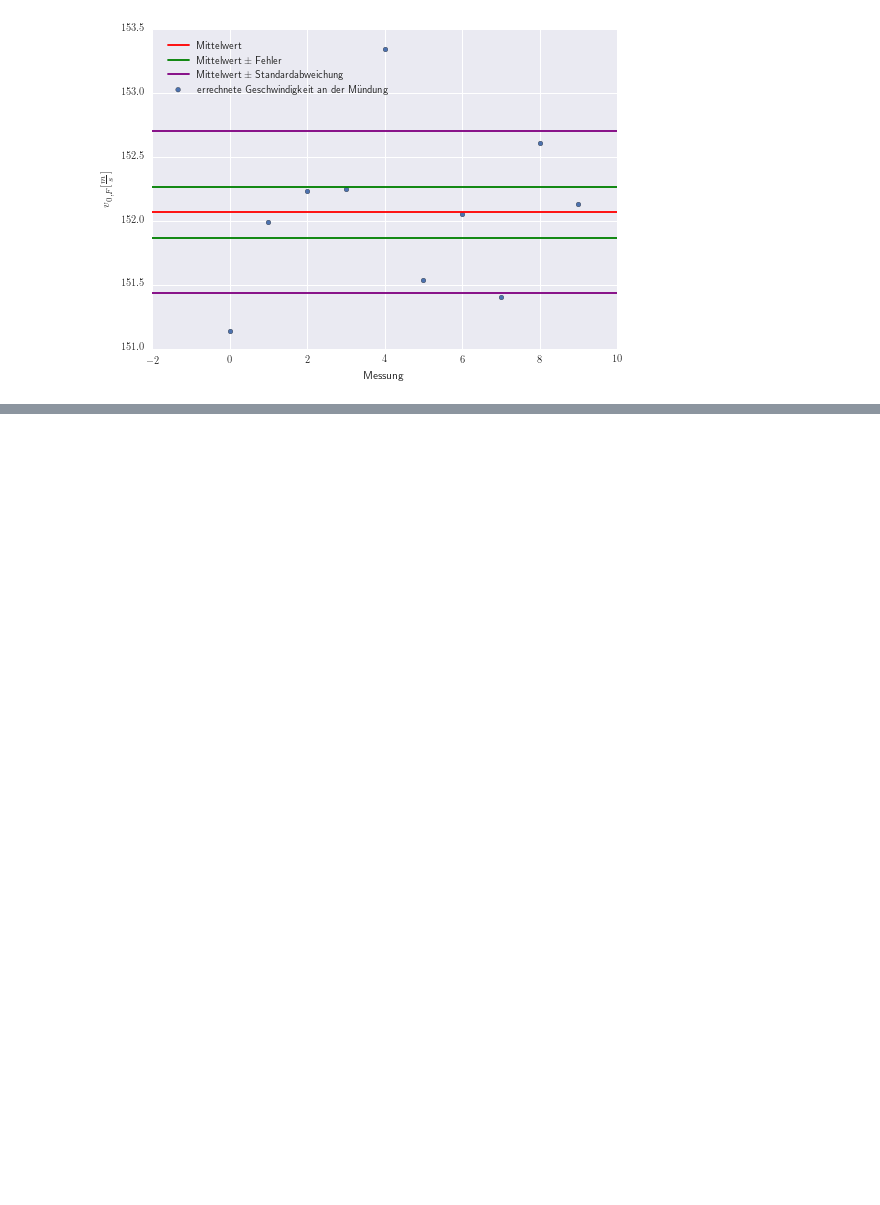
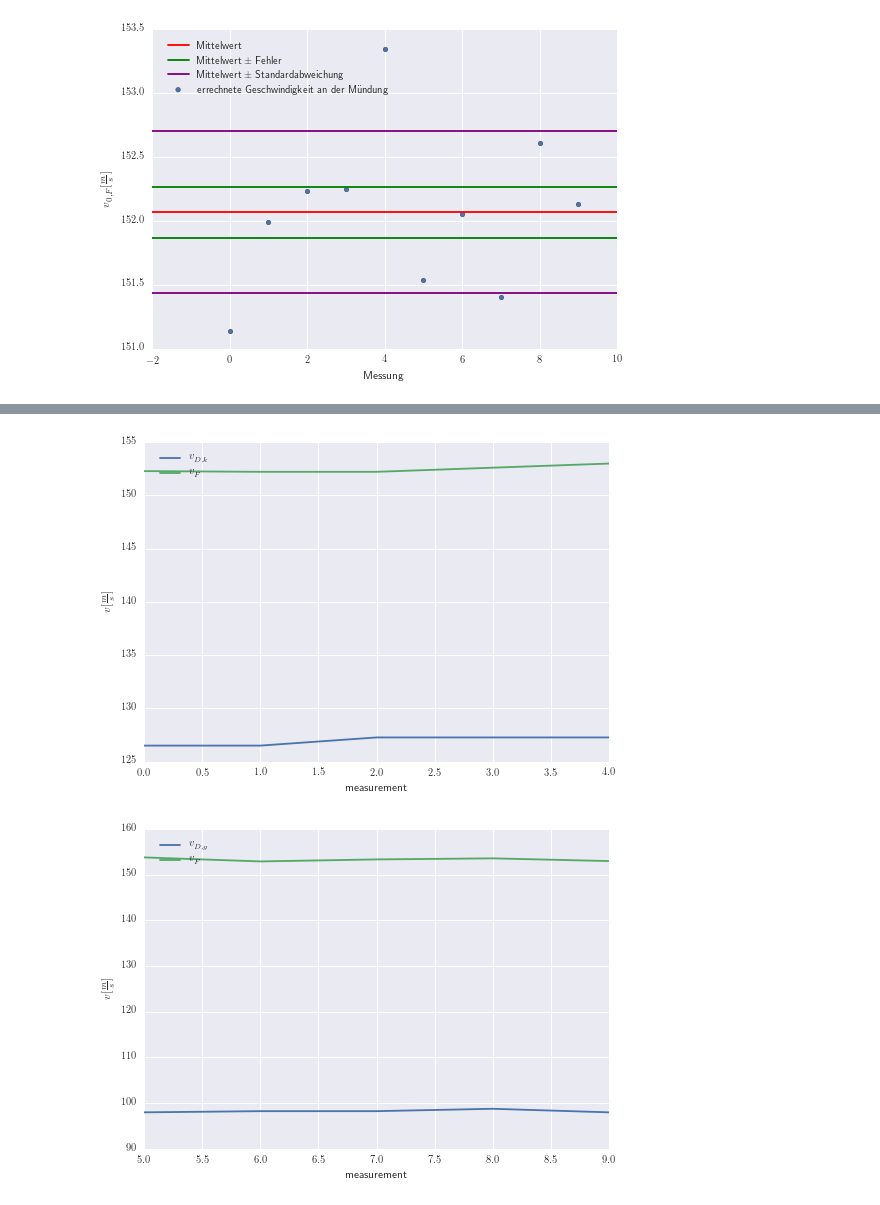
Before and after one commit to Yatekii/glal3, a Jupyter notebook: versuch2/M1.ipynb, the cells around one changed output, grey strips where cells are left out. Drawn from its saved outputs; the diff is of its cells as text; code cells hidden in the pictures; blank space fills up the shorter version.

```diff
--- a/versuch2/M1.ipynb
+++ b/versuch2/M1.ipynb
@@ -435,0 +452,62 @@ figure.show()
+# %%
+# Evaluate Data
+
+# Calculate inertia
+v2_d1 = 92e-3
+v2_d2 = 91e-3
+v2_r1 = 15e-3
+v2_r2 = 20e-3
+v2_l1 = 25e-3
+v2_l2 = 30e-3
+v2_m1 = np.mean([15.86, 15.88])*1e-3
+v2_m2 = np.mean([42.03, 42.13])*1e-3
+
+# Inertia
+v2_J1 = v2_m1 * (1 / 4 * v2_r1**2 + 1 / 12 * v2_l1**2)
+v2_J1_steiner = v2_J1 + v2_m1 * (v2_d1 / 2)**2
+
+v2_J2 = v2_m2 * (1 / 4 * v2_r2**2 + 1 / 12 * v2_l2**2)
+v2_J2_steiner = v2_J2 + v2_m2 * (v2_d2 / 2)**2
+
+v2_J1_steiner = v2_m1 * (v2_d1 / 2)**2
+v2_J2_steiner = v2_m2 * (v2_d2 / 2)**2
+
+v2_J3 = 7.4e-5
+v2_J3_u = 0.1e-5
+
+# Read Data for small weight
+v2_df1 = pd.read_csv('data/drehstoss_klein.csv')
+
+v2_df1['omega'] = math.pi / v2_df1['T_2']
+
+v2_df1['v_drehstoss'] = v2_df1['omega'] * ((v2_J1_steiner * 2 + v2_J3) / (v2_d1 / 2 * v1_m) + v2_d1 / 2)
+v2_df1['v_flug'] = v1_s / v2_df1['t']
+
+ax = v2_df1.plot(x='measurement', y='v_drehstoss', label='$v_{D,k}$')
+plt.plot(v2_df1['measurement'], v2_df1['v_flug'], axes=ax, label='$v_{F}$')
+plt.ylabel('$v [\\frac{m}{s}]$')
+plt.legend(bbox_to_anchor=(0.02, 0.98), loc=2, borderaxespad=0.2)
+plt.close(ax.figure)
+
+figure = PrettyFigure(ax.figure, label='fig:v_luft_v_drehstoss_klein', caption='Die Geschwindigkeiten errechnet mit der Flugzeit- und der Drehstossmethode mit kleinen Gewichten im Vergleich.')
+figure.show()
+
+# Read Data for big weight
+v2_df2 = pd.read_csv('data/drehstoss_gross.csv')
+
+v2_df2['omega'] = math.pi / v2_df2['T_2']
+
+v2_df2['v_drehstoss'] = v2_df2['omega'] * ((v2_J2_steiner * 2 + v2_J3) / (v2_d2 / 2 * v1_m) + v2_d2 / 2)
+v2_df2['v_flug'] = v1_s / v2_df2['t']
+
+ax = v2_df2.plot(x='measurement', y='v_drehstoss', label='$v_{D,g}$')
+plt.plot(v2_df2['measurement'], v2_df2['v_flug'], axes=ax, label='$v_{F}$')
+plt.ylabel('$v [\\frac{m}{s}]$')
+plt.legend(bbox_to_anchor=(0.02, 0.98), loc=2, borderaxespad=0.2)
+plt.close(ax.figure)
+
+figure = PrettyFigure(ax.figure, label='fig:v_luft_v_drehstoss_gross', caption='Die Geschwindigkeiten errechnet mit der Flugzeit- und der Drehstossmethode mit grossen Gewichten im Vergleich.')
+figure.show()
+# %% [output]
+[figure, added]
+[figure, added]
```
Also changed, not shown: parts of 11 cells of this notebook, 21 other files.
